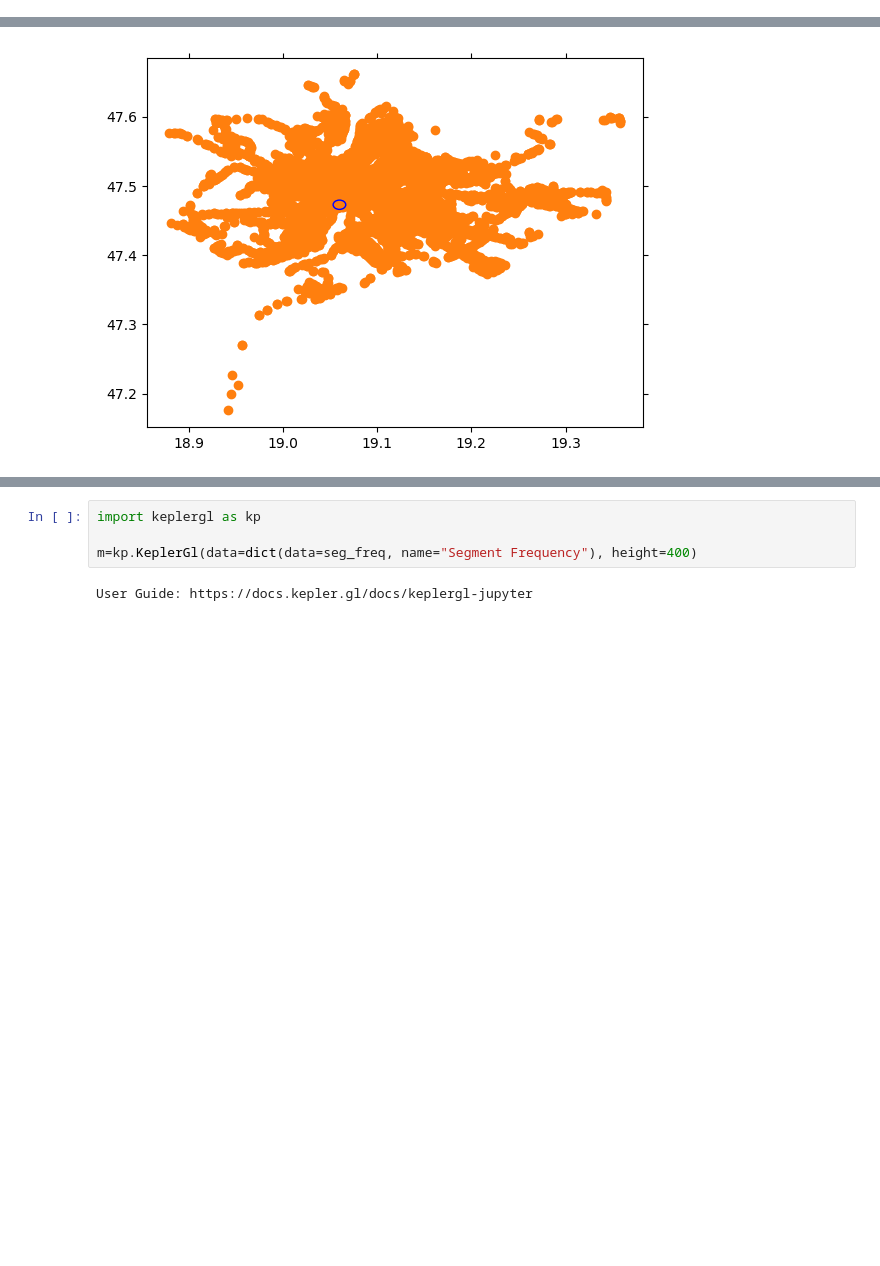
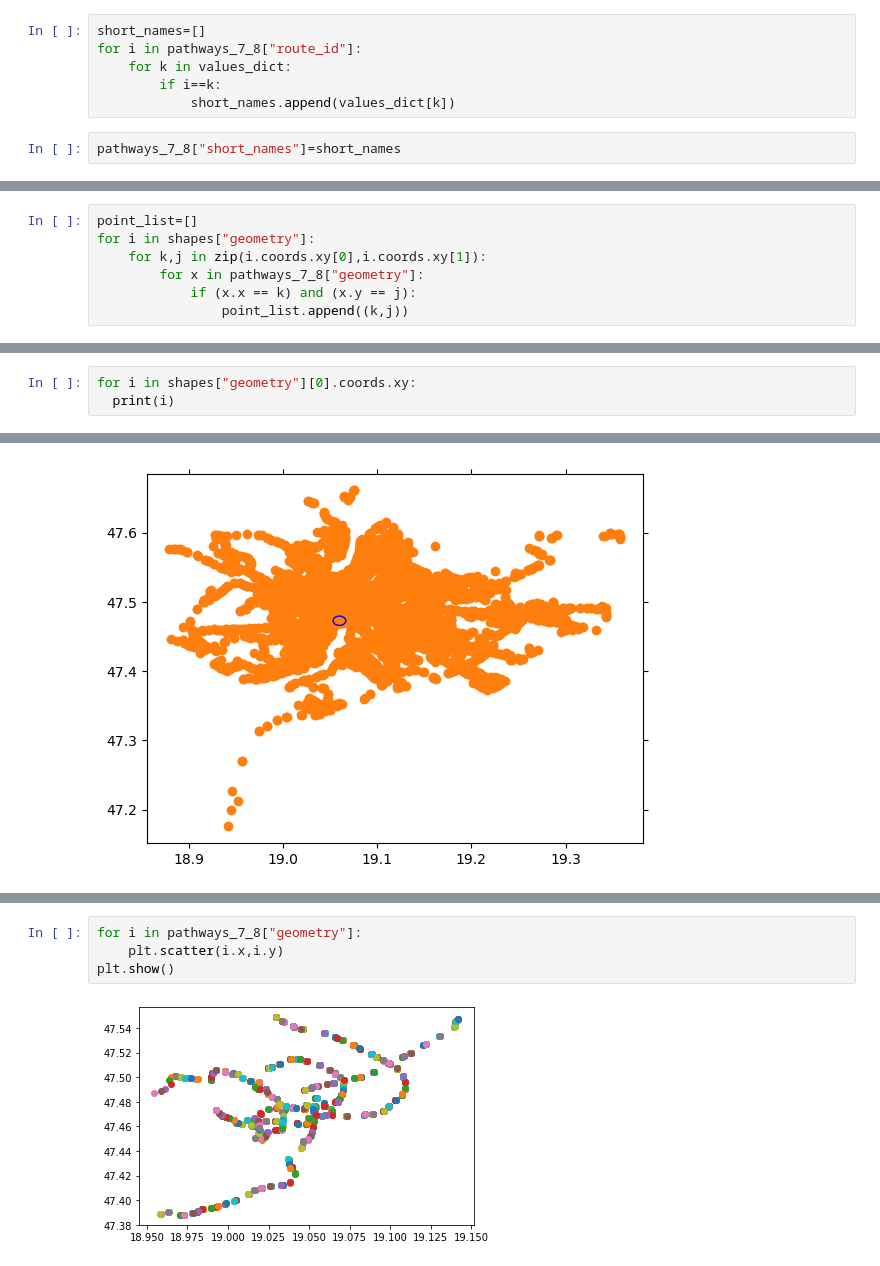
Before and after one commit to BGera89/Big_Data_Homework, a Jupyter notebook: gera.ipynb, the cells around one changed output, grey strips where cells are left out. Drawn from its saved outputs; the diff is of its cells as text; blank space fills up the shorter version.

```diff
--- a/gera.ipynb
+++ b/gera.ipynb
@@ -423,0 +461,8 @@ KeyError: 14921
+# %%
+short_names=[]
+for i in pathways_7_8["route_id"]:
+    for k in values_dict:
+        if i==k:
+            short_names.append(values_dict[k])
+# %%
+pathways_7_8["short_names"]=short_names
@@ -423,0 +485,7 @@ KeyError: 14921
+# %%
+point_list=[]
+for i in shapes["geometry"]:
+    for k,j in zip(i.coords.xy[0],i.coords.xy[1]):
+        for x in pathways_7_8["geometry"]:
+            if (x.x == k) and (x.y == j):
+                point_list.append((k,j))
@@ -426,0 +517,3 @@ KeyError: 14921
+# %%
+for i in shapes["geometry"][0].coords.xy:
+  print(i)
@@ -476,6 +537,6 @@ seg_freq.head()
-# %%
-import keplergl as kp
-
-m=kp.KeplerGl(data=dict(data=seg_freq, name="Segment Frequency"), height=400)
-# %% [output]
-User Guide: https://docs.kepler.gl/docs/keplergl-jupyter
+# %%
+for i in pathways_7_8["geometry"]:
+    plt.scatter(i.x,i.y)
+plt.show()
+# %% [output]
+[figure, added]
```
Also changed, not shown: parts of 21 cells of this notebook.
